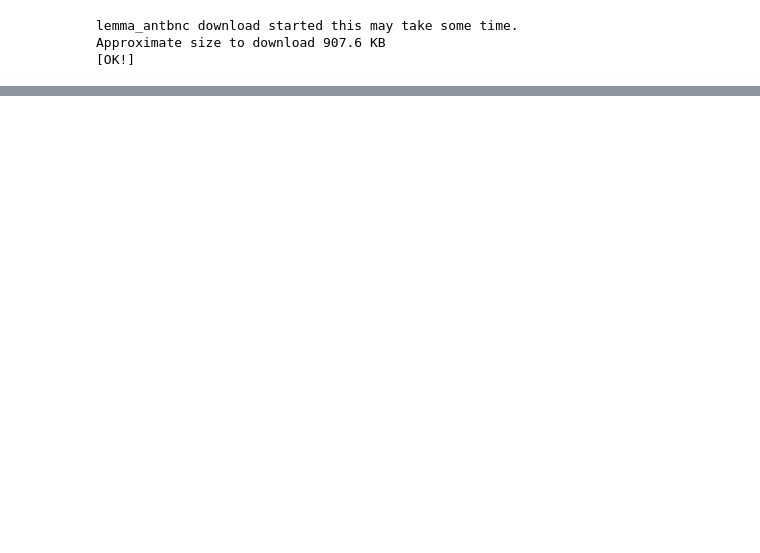
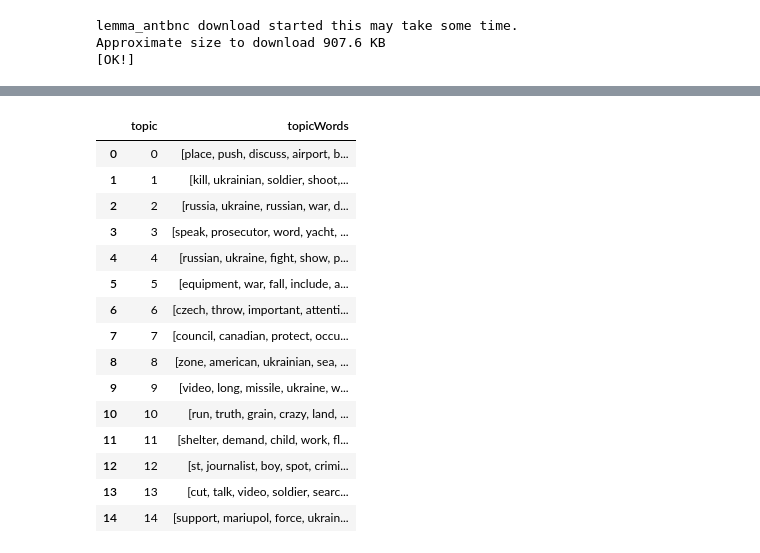
Before and after one commit to hss0727/BigData_project_Spark, a Jupyter notebook: TopicModeling.ipynb, the cells around one changed output, grey strips where cells are left out. Saved outputs shown, nothing was run; the diff lists cells and outputs as text; code cells hidden in the pictures; blank space fills up the shorter version.

```diff
--- a/TopicModeling.ipynb
+++ b/TopicModeling.ipynb
@@ -243,0 +280,14 @@ topics.select('topic', 'topicWords').show(truncate=100)
+# %%
+# Define NEW pipeline
+from pyspark.ml import Pipeline
+pipeline = Pipeline() \
+     .setStages([documentAssembler,
+                 tokenizer,
+                 normalizer,
+                 lemmatizer,
+                 stopwords_cleaner_v2,
+                 finisher,
+                 tfizer,
+                 idfizer])
+# %%
+processed_text_v2 = pipeline.fit(text).transform(text)
@@ -243,0 +530,22 @@ topics.select('topic', 'topicWords').show(truncate=100)
+# %%
+topics_df = topics_v2.toPandas()
+topics_df.drop(['termIndices','termWeights'], axis=1, inplace=True)
+# %%
+topics_df
+# %% [output]
+|  | topic | topicWords |
+| 0 | 0 | [place, push, discuss, airport, b... |
+| 1 | 1 | [kill, ukrainian, soldier, shoot,... |
+| 2 | 2 | [russia, ukraine, russian, war, d... |
+| 3 | 3 | [speak, prosecutor, word, yacht, ... |
+| 4 | 4 | [russian, ukraine, fight, show, p... |
+| 5 | 5 | [equipment, war, fall, include, a... |
+| 6 | 6 | [czech, throw, important, attenti... |
+| 7 | 7 | [council, canadian, protect, occu... |
+| 8 | 8 | [zone, american, ukrainian, sea, ... |
+| 9 | 9 | [video, long, missile, ukraine, w... |
+| 10 | 10 | [run, truth, grain, crazy, land, ... |
+| 11 | 11 | [shelter, demand, child, work, fl... |
+| 12 | 12 | [st, journalist, boy, spot, crimi... |
+| 13 | 13 | [cut, talk, video, soldier, searc... |
+| 14 | 14 | [support, mariupol, force, ukrain... |
```
Also changed, not shown: parts of 75 cells of this notebook.
